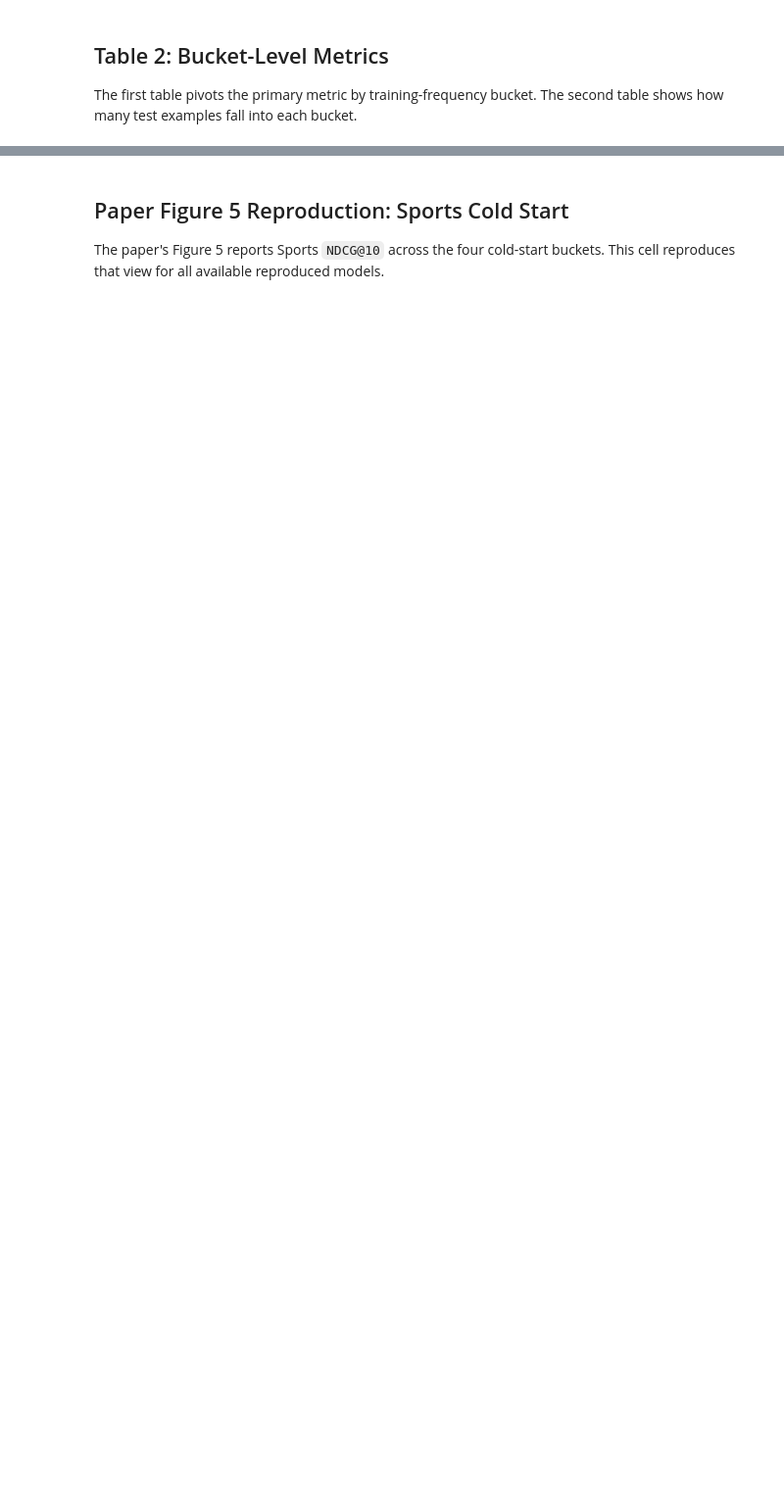
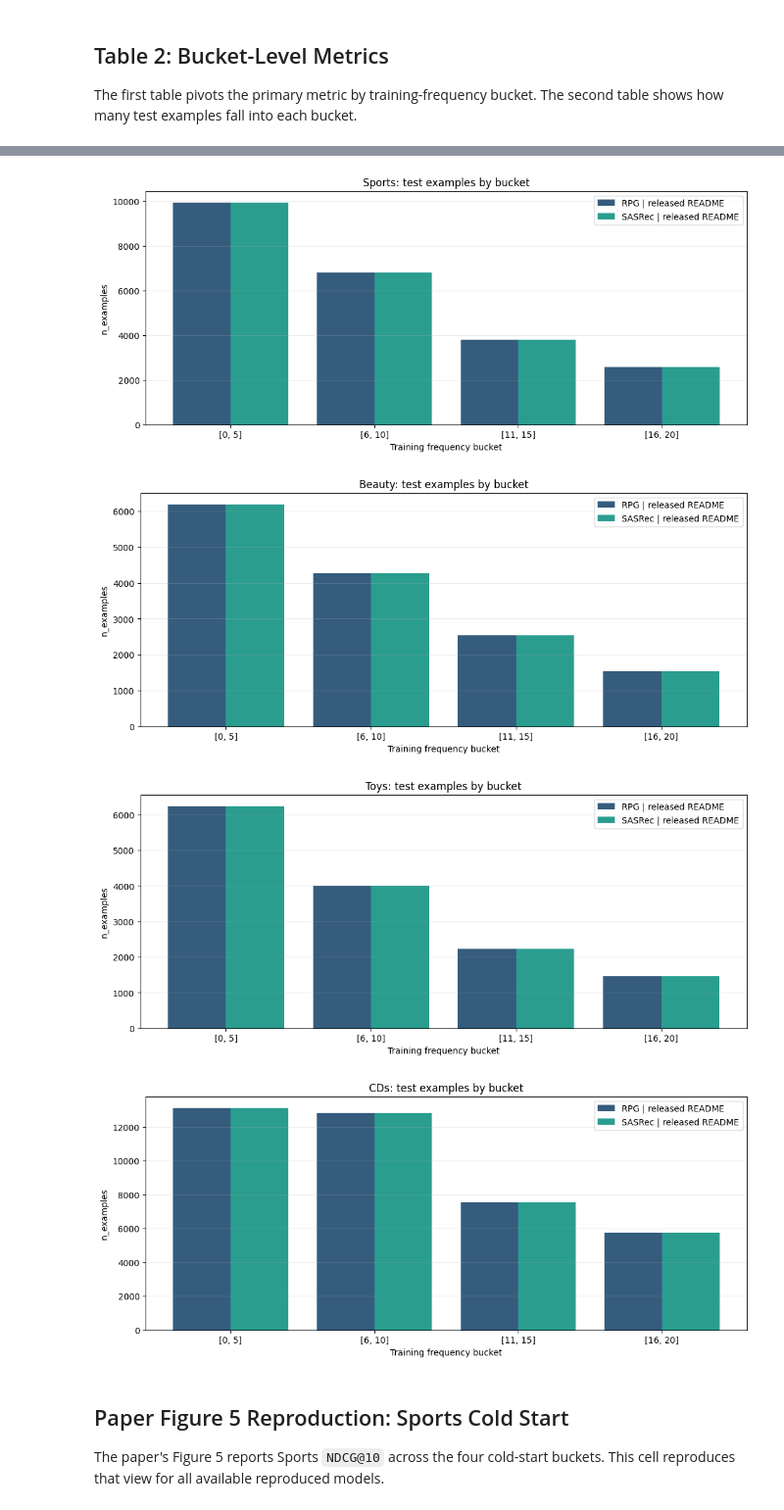
Before and after one commit to NiccoloCase/RPG-uva, a Jupyter notebook: notebooks/cold_start_analysis.ipynb, the cells around one changed output, grey strips where cells are left out. Shown at 98% size. Drawn from its saved outputs; the diff is of its cells as text; code cells hidden in the pictures; blank space fills up the shorter version.

```diff
--- a/notebooks/cold_start_analysis.ipynb
+++ b/notebooks/cold_start_analysis.ipynb
@@ -327,53 +375,54 @@ else:
     datasets = [name for name in DATASET_ORDER if name in set(latest_buckets["dataset"])]
     if not datasets:
         datasets = sorted(set(latest_buckets["dataset"]))
-    figure, axes = plt.subplots(len(datasets), 1, figsize=(12, 3.8 * len(datasets)), constrained_layout=True)
-    if len(datasets) == 1:
-        axes = [axes]
 
     color_map = {
         "RPG | released README": "#355C7D",
         "RPG | paper appendix": "#C06C84",
-        "RPG | legacy": "#6C5B7B",
         "SASRec | released README": "#2A9D8F",
         "SASRec | paper appendix": "#E9C46A",
         "SASRec | legacy": "#A8DADC",
     }
 
-    for axis, dataset in zip(axes, datasets):
+    for dataset in datasets:
         frame = latest_buckets[latest_buckets["dataset"] == dataset].copy()
         buckets = frame.sort_values("bucket_min_count")["bucket_range"].drop_duplicates().tolist()
         series = (
             frame[["model", "track_label"]]
             .drop_duplicates()
             .sort_values(["model", "track_label"], key=lambda col: col)
             .apply(lambda row: f"{row['model']} | {row['track_label']}", axis=1)
             .tolist()
         )
         x = np.arange(len(buckets), dtype=float)
         width = 0.8 / max(len(series), 1)
+        figure, axis = plt.subplots(figsize=(10.5, 4.5), constrained_layout=True)
 
         for index, label in enumerate(series):
             model, track = label.split(" | ", 1)
             series_frame = frame[(frame["model"] == model) & (frame["track_label"] == track)].sort_values("bucket_min_count")
             values = [
                 float(series_frame.loc[series_frame["bucket_range"] == bucket, "n_examples"].iloc[0])
                 if not series_frame.loc[series_frame["bucket_range"] == bucket, "n_examples"].empty
                 else np.nan
                 for bucket in buckets
             ]
             offsets = x - 0.4 + width / 2 + index * width
             axis.bar(offsets, values, width=width, label=label, color=color_map.get(label, None))
 
-        axis.set_title(dataset)
+        axis.set_title(f"{dataset}: test examples by bucket")
         axis.set_xlabel("Training frequency bucket")
         axis.set_ylabel("n_examples")
         axis.set_xticks(x)
         axis.set_xticklabels(buckets)
         axis.grid(axis="y", alpha=0.25)
         axis.legend(loc="upper right")
-
-    plt.show()
+        plt.show()
+# %% [output]
+[figure, added]
+[figure, added]
+[figure, added]
+[figure, added]
 # %% [markdown]
 ## Paper Figure 5 Reproduction: Sports Cold Start
 
```
Also changed, not shown: parts of 10 cells of this notebook, 9 other files.
